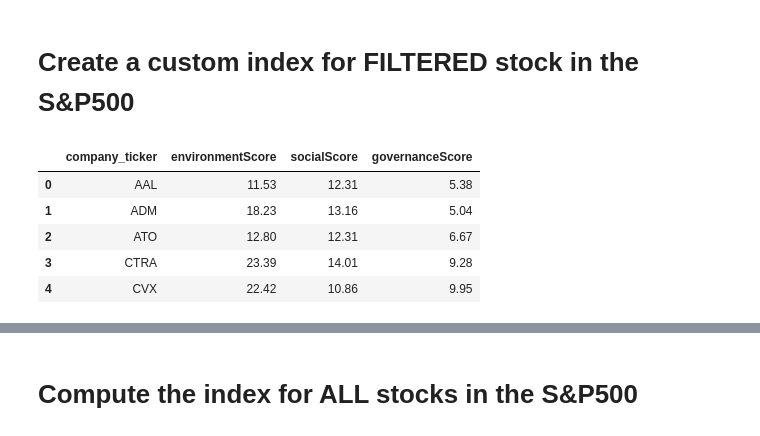
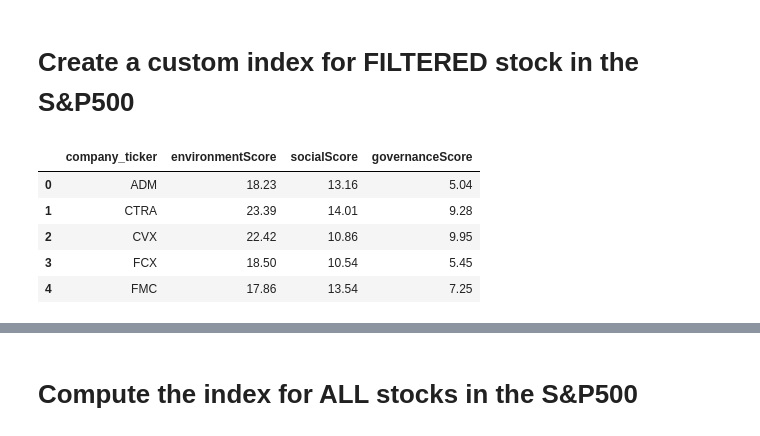
Before and after one commit to kevinbaross/custom_indexing_project, a Jupyter notebook: filter_sample.ipynb, the cells around one changed output, grey strips where cells are left out. Drawn from its saved outputs; the diff is of its cells as text; code cells hidden in the pictures.

```diff
--- a/filter_sample.ipynb
+++ b/filter_sample.ipynb
@@ -69,0 +77,5 @@ engine.table_names()
+# %%
+# Create sliders for each category of ESG
+e_score_slider = pn.widgets.IntSlider(name='Integer Slider', start=0, end=20, step=1, value=10)
+s_score_slider = pn.widgets.IntSlider(name='Integer Slider', start=0, end=20, step=1, value=10)
+g_score_slider = pn.widgets.IntSlider(name='Integer Slider', start=0, end=20, step=1, value=10)
@@ -70,31 +100,29 @@ engine.table_names()
 # %% [markdown]
 # Create a custom index for FILTERED stock in the S&P500
 # %%
-
-
-e_score = 10
-s_score = 10
-g_score = 5
+e_score = e_score_slider.value
+s_score = s_score_slider.value
+g_score = g_score_slider.value
 
 # Create and execute a query to return esg data for tickers that match the chosen criteria.
 query1 = """
 SELECT company_ticker, environmentScore, socialScore, governanceScore
 FROM esg_score_info
 WHERE environmentScore >= """+str(e_score)+""" AND socialScore >= """+str(s_score)+""" AND governanceScore >= """+str(g_score)+""";
 """
 
 # read in your SQL query results using pandas
 esg_df = pd.read_sql(query1, con=engine)
 
 # return your first five rows
 esg_df.head()
 # %% [output]
 |  | company_ticker | environmentScore | socialScore | governanceScore |
-| 0 | AAL | 11.53 | 12.31 | 5.38 |
-| 1 | ADM | 18.23 | 13.16 | 5.04 |
-| 2 | ATO | 12.80 | 12.31 | 6.67 |
-| 3 | CTRA | 23.39 | 14.01 | 9.28 |
-| 4 | CVX | 22.42 | 10.86 | 9.95 |
+| 0 | ADM | 18.23 | 13.16 | 5.04 |
+| 1 | CTRA | 23.39 | 14.01 | 9.28 |
+| 2 | CVX | 22.42 | 10.86 | 9.95 |
+| 3 | FCX | 18.50 | 10.54 | 5.45 |
+| 4 | FMC | 17.86 | 13.54 | 7.25 |
 # %%
 esg_ticker = esg_df['company_ticker']
 
```
Also changed, not shown: parts of 13 cells of this notebook.
